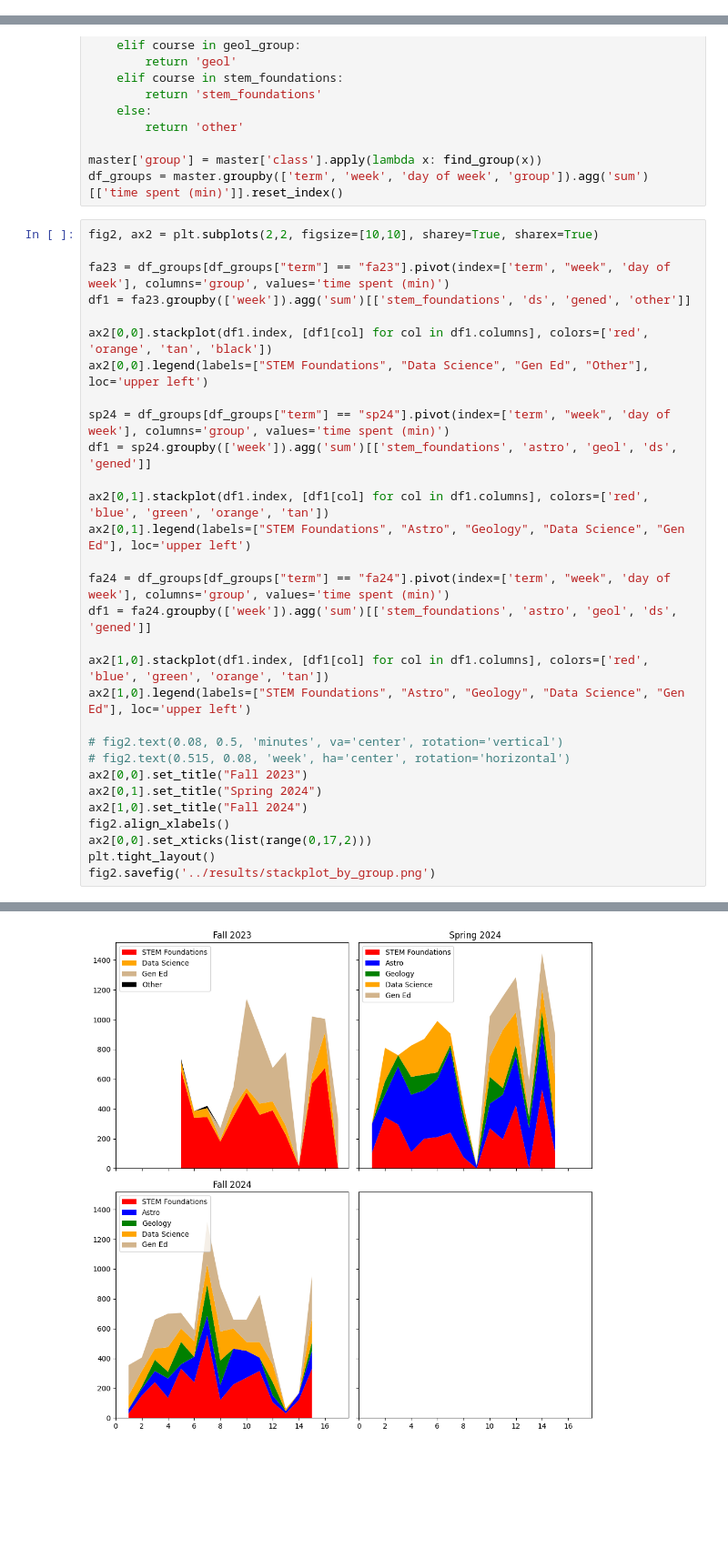
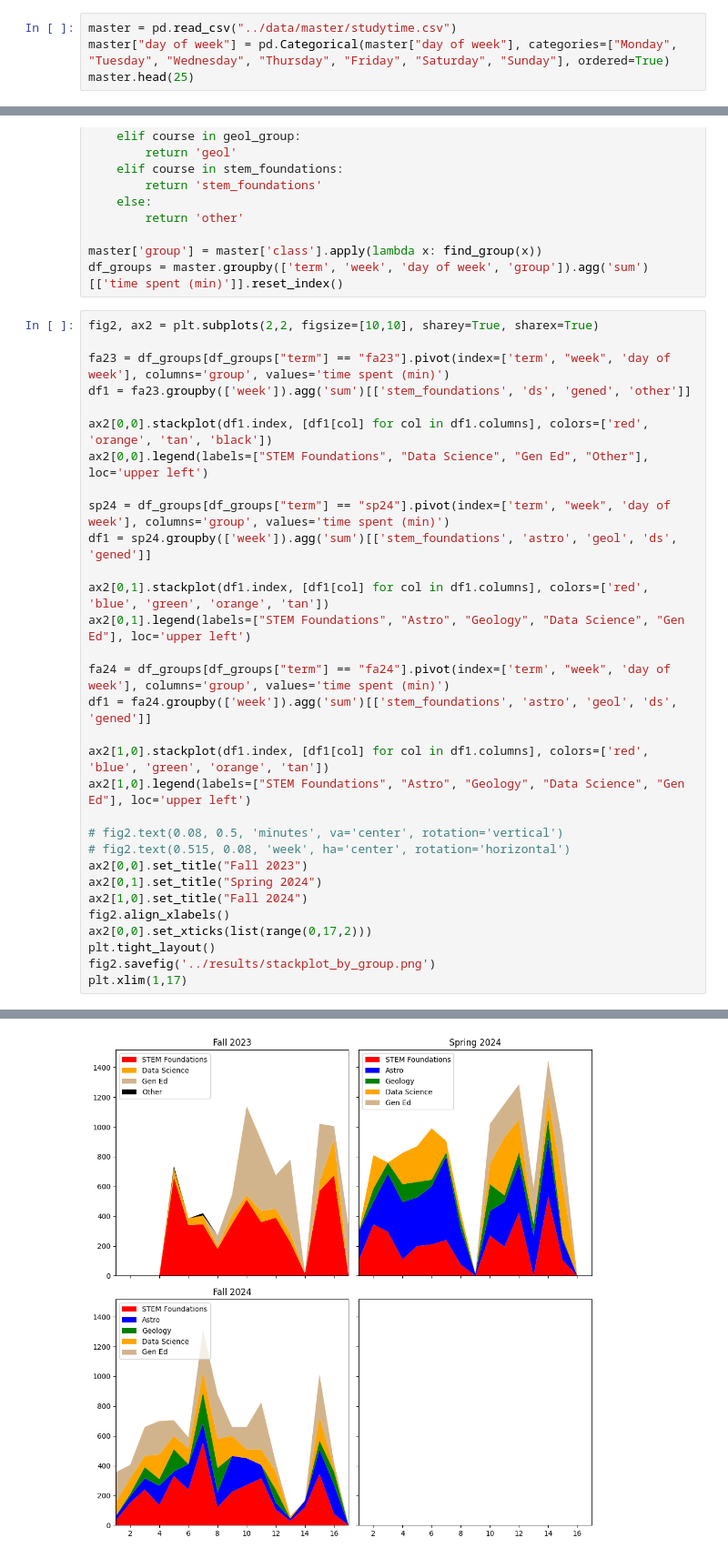
Before and after one commit to ryguy2k4/studytime, a Jupyter notebook: src/stack_plots.ipynb, the cells around one changed output, grey strips where cells are left out. Shown at 91% size. Cells and saved outputs as stored; diff of their text form; blank space fills up the shorter version.

```diff
--- a/src/stack_plots.ipynb
+++ b/src/stack_plots.ipynb
@@ -16,0 +6,4 @@ master.head()
+# %%
+master = pd.read_csv("../data/master/studytime.csv")
+master["day of week"] = pd.Categorical(master["day of week"], categories=["Monday", "Tuesday", "Wednesday", "Thursday", "Friday", "Saturday", "Sunday"], ordered=True)
+master.head(25)
@@ -103,4 +136,5 @@ fig2.align_xlabels()
 ax2[0,0].set_xticks(list(range(0,17,2)))
 plt.tight_layout()
 fig2.savefig('../results/stackplot_by_group.png')
+plt.xlim(1,17)
 # %% [output]
@@ -107 +142 @@ fig2.savefig('../results/stackplot_by_group.png')
-[figure, old version]
+[figure, new version]
```
Also changed, not shown: parts of 6 cells of this notebook, 7 other files.
